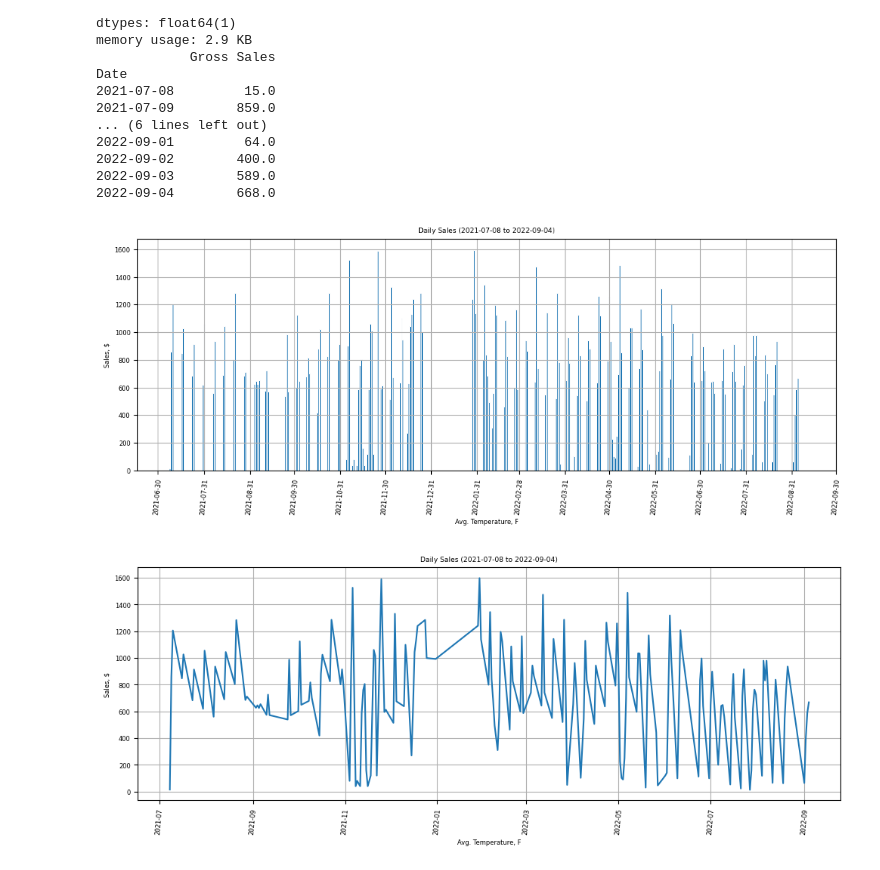
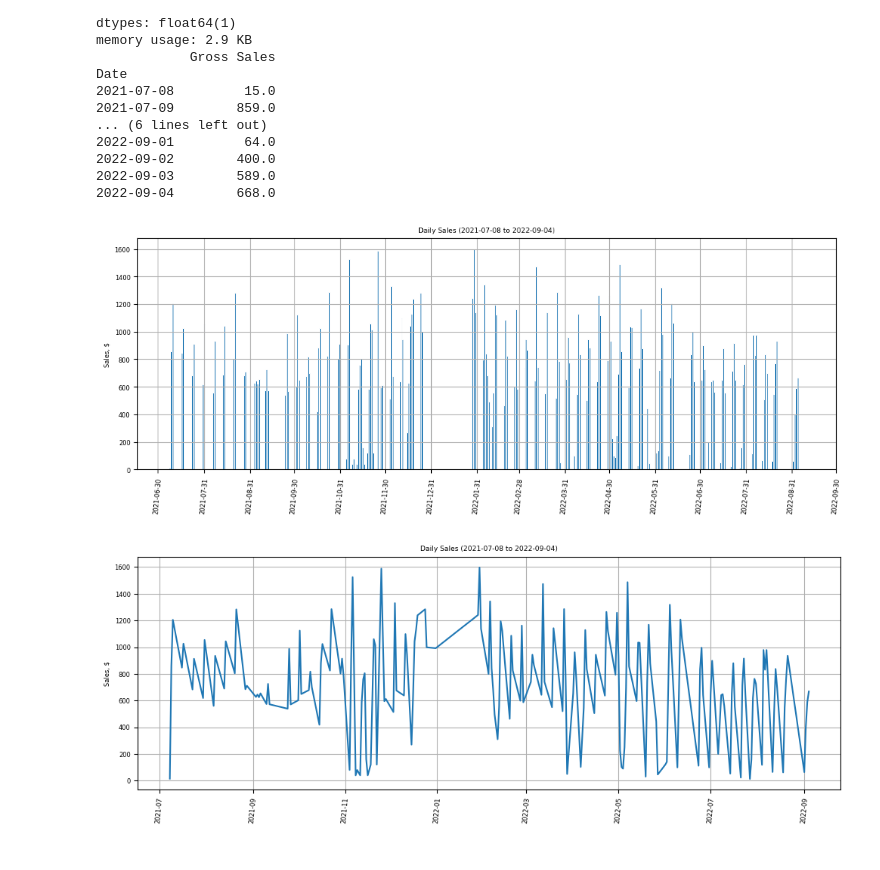
Before and after one commit to pympk/py379, a Jupyter notebook: bb/item_sale_group.ipynb, the cells around one changed output. Drawn from its saved outputs; the diff is of its cells as text; code cells hidden in the pictures.

```diff
--- a/bb/item_sale_group.ipynb
+++ b/bb/item_sale_group.ipynb
@@ -429,37 +429,37 @@ Date
 2022-09-03        589.0
 2022-09-04        668.0
 # %%
-# _xlabel = 'Date'
+_xlabel = ''
 _ylabel = f'Sales, $'
 _title = f'Daily Sales' + date_str
 
 # data
 x = df_d.index
 y = df_d['Gross Sales']
 
 # plot
 fig, ax = plt.subplots()
 ax.bar(x, y, width=1, edgecolor="white", linewidth=0.7)
 # ax.set(xlim=(40, 100), xticks=np.arange(40, 100, 5),
 #        ylim=(0, 1800), yticks=np.arange(0, 1800, 200))
 plt.xlabel(_xlabel)
 plt.ylabel(_ylabel)
 plt.title(_title, fontsize = _fontsize*_titlescale)
 
 
 # x_tick = ax.xaxis.set_major_locator(x.MonthLocator(interval=1))
 x_tick = pd.date_range('2021-06-01', '2022-10-01', freq='M')
 ax.set_xticks(x_tick)
 plt.xticks(rotation = 85)
 
 # ax.set_xticklabels(['Sun', 'Mon', 'Tue', 'Wed', 'Thu', 'Fri', 'Sat'])
 plt.rcParams["figure.figsize"] = (12, 4)
 
 # plt.xlim(50, 90)
 plt.grid(True)
 plt.show()
 # %% [output]
-[figure, old version]
+[figure, new version]
 # %%
 # _xlabel = 'Date'
 _ylabel = f'Sales, $'
@@ -491,4 +491,4 @@ plt.rcParams["figure.figsize"] = (12, 4)
 plt.grid(True)
 plt.show()
 # %% [output]
-[figure, old version]
+[figure, new version]
```
Also changed, not shown: parts of 9 cells of this notebook, 1 other file.
